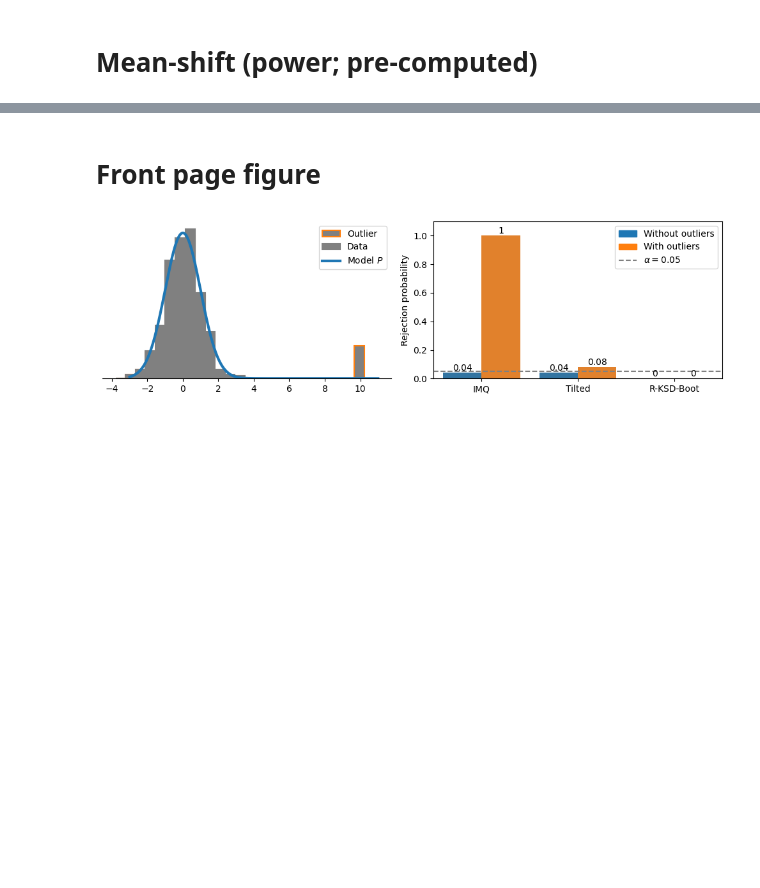
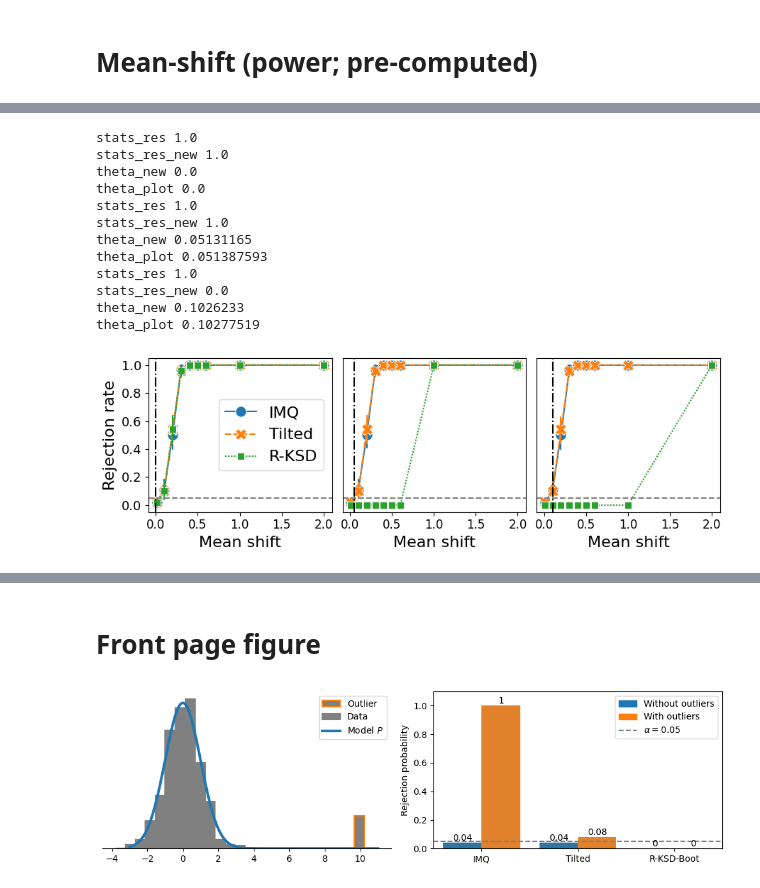
Before and after one commit to XingLLiu/robust-kernel-test, a Jupyter notebook: notebooks/gaussian.ipynb, the cells around one changed output, grey strips where cells are left out. Drawn from its saved outputs; the diff is of its cells as text; code cells hidden in the pictures; blank space fills up the shorter version.

```diff
--- a/notebooks/gaussian.ipynb
+++ b/notebooks/gaussian.ipynb
@@ -1690,0 +1319,76 @@ plt.tight_layout()
+# %%
+# choosing theta by eps0
+mean_ls = list(stats_res.keys())
+
+eps0_ls = [0., 0.05, 0.1]
+ms_thresh_ls = [0, mean_ls[2], mean_ls[6]]
+
+_, axes = plt.subplots(ncols=3, nrows=1, figsize=(3*len(eps0_ls), 3))
+
+for i, eps0 in enumerate(eps0_ls):
+    # change theta
+    stats_res_new = copy.deepcopy(stats_res)
+    print("stats_res", np.mean(stats_res[mean_ls[-2]]["tilted_r_boot"]["rej"]))
+    for ss in mean_ls:
+        tau = np.array(stats_res_new[ss]["tilted_r_bootmax"]["tau"])
+        theta_new = eps0 * tau**0.5
+
+        stats_res_new[ss] = exp_utils.change_theta(stats_res_new[ss], ["tilted_r_boot"], theta_new)
+
+    print("stats_res_new", np.mean(stats_res_new[mean_ls[-2]]["tilted_r_boot"]["rej"]))
+    print("theta_new", np.mean(theta_new))
+
+    # plot
+    rr = stats_res_new
+
+    methods = {"standard": "IMQ", "tilted": "Tilted", "tilted_r_boot": "R-KSD"}
+
+    res_df = {"rej": [], "ksd": [], "mean_idx": [], "method": [], "ms": []}
+    for method, lab in methods.items():
+        for kk, ss in enumerate(mean_ls):
+            rej = rr[ss][method]["rej"]
+            res_df["rej"] = res_df["rej"] + rej
+            res_df["mean_idx"] = res_df["mean_idx"] + [kk] * len(rej)
+            res_df["method"] = res_df["method"] + [lab] * len(rej)
+            mean_ksd = np.abs(np.mean(rr[ss][method]["u_stat"]))**0.5
+            res_df["ksd"] = res_df["ksd"] + [mean_ksd] * len(rej)
+            res_df["ms"].extend([ss] * len(rej))
+    res_df = pd.DataFrame(res_df)
+
+    ax = axes[i]
+    sns.lineplot(ax=ax, data=res_df, x="ms", y="rej", hue="method", style="method", markers=True, err_style="bars", markersize=11)
+
+    theta = np.mean(rr[mean_ls[0]]["theta"])
+    print("theta_plot", theta)
+    # ax.axvline(theta, linestyle="-.", color="k")
+    ax.axhline(0.05, linestyle="--", color="grey")
+    ax.set_ylim(-0.05, 1.05)
+    ax.set_xlabel("Mean shift", fontsize=16)
+    ax.set_ylabel("Rejection rate", fontsize=16)
+    ax.xaxis.set_tick_params(labelsize=12)
+    ax.yaxis.set_tick_params(labelsize=13)
+    # ax.set_title(r"$\theta=${:.2f}".format(round(theta, 2)), fontsize=16)
+    ax.legend([],[], frameon=False)
+
+    if i == 0:
+        ax.legend(loc="center right", fontsize=16)
+    else:
+        ax.get_yaxis().set_ticks([])
+        ax.set_ylabel("")
+
+plt.tight_layout()
+# plt.savefig("../figs/robust/rej_ms.pdf")
+# %% [output]
+stats_res 1.0
+stats_res_new 1.0
+theta_new 0.0
+theta_plot 0.0
+stats_res 1.0
+stats_res_new 1.0
+theta_new 0.05131165
+theta_plot 0.051387593
+stats_res 1.0
+stats_res_new 0.0
+theta_new 0.1026233
+theta_plot 0.10277519
+[figure, added]
```
Also changed, not shown: parts of 41 cells of this notebook, 14 other files.
